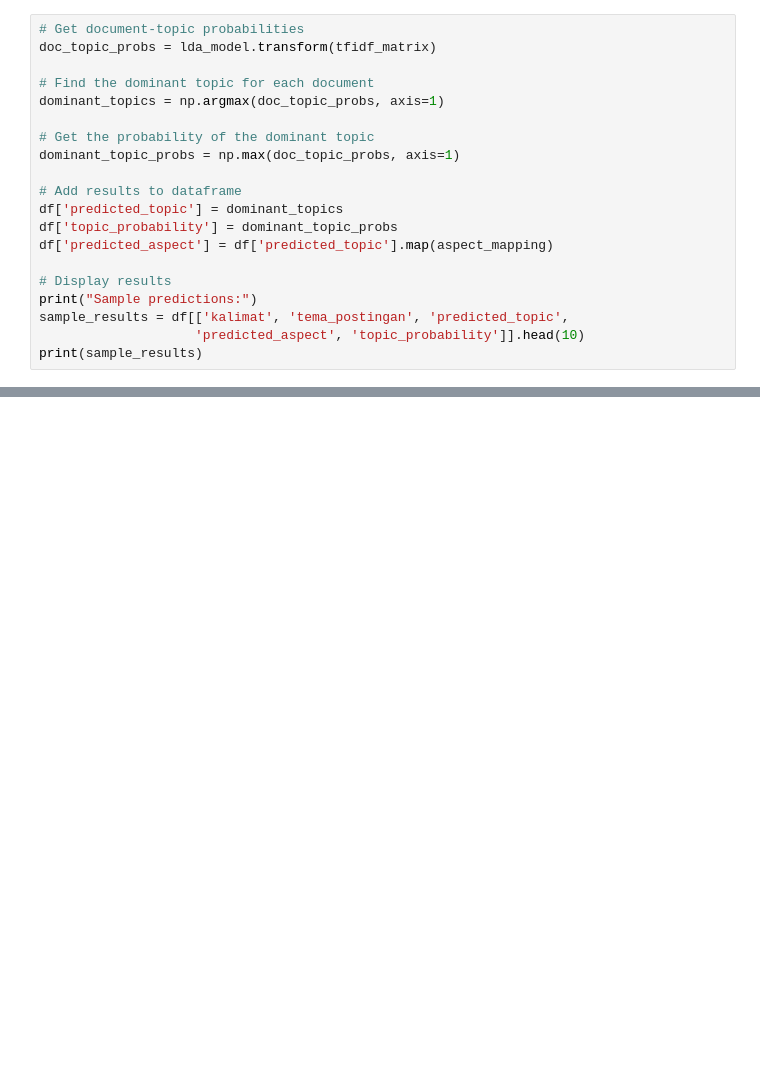
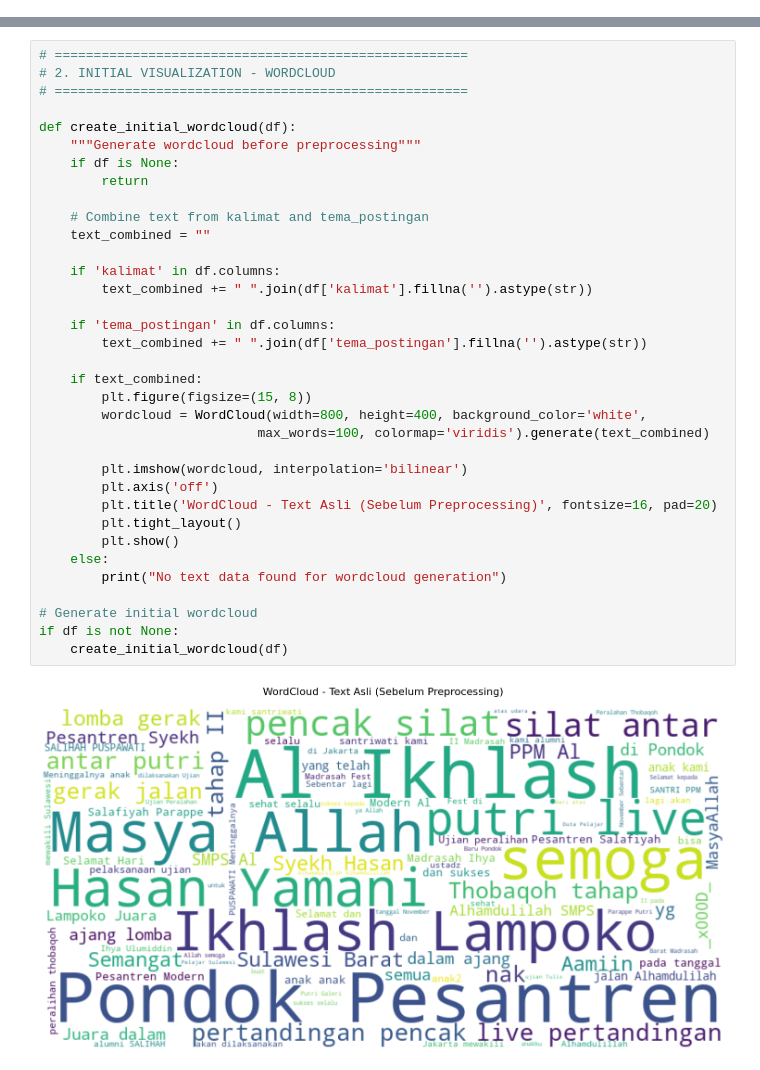
Before and after one commit to AslamMardin/sentimen-absa, a Jupyter notebook: Result_Aspek.ipynb, the cells around one changed output, grey strips where cells are left out. Saved outputs shown, nothing was run; the diff lists cells and outputs as text; blank space fills up the shorter version.

Commit message:
berhasil menjalankan absav2 tapi model gagal

```diff
--- a/Result_Aspek.ipynb
+++ b/Result_Aspek.ipynb
@@ -383,20 +42,0 @@ Keywords: sulawesi barat, barat, sulawesi, madrasah, wakil, wakil sulawesi, madr
-# %%
-# Get document-topic probabilities
-doc_topic_probs = lda_model.transform(tfidf_matrix)
-
-# Find the dominant topic for each document
-dominant_topics = np.argmax(doc_topic_probs, axis=1)
-
-# Get the probability of the dominant topic
-dominant_topic_probs = np.max(doc_topic_probs, axis=1)
-
-# Add results to dataframe
-df['predicted_topic'] = dominant_topics
-df['topic_probability'] = dominant_topic_probs
-df['predicted_aspect'] = df['predicted_topic'].map(aspect_mapping)
-
-# Display results
-print("Sample predictions:")
-sample_results = df[['kalimat', 'tema_postingan', 'predicted_topic',
-                    'predicted_aspect', 'topic_probability']].head(10)
-print(sample_results)
@@ -606,0 +96,37 @@ Preview of hasil/hasil_prediksi_aspek.xlsx:
+# %%
+# =====================================================
+# 2. INITIAL VISUALIZATION - WORDCLOUD
+# =====================================================
+
+def create_initial_wordcloud(df):
+    """Generate wordcloud before preprocessing"""
+    if df is None:
+        return
+
+    # Combine text from kalimat and tema_postingan
+    text_combined = ""
+
+    if 'kalimat' in df.columns:
+        text_combined += " ".join(df['kalimat'].fillna('').astype(str))
+
+    if 'tema_postingan' in df.columns:
+        text_combined += " ".join(df['tema_postingan'].fillna('').astype(str))
+
+    if text_combined:
+        plt.figure(figsize=(15, 8))
+        wordcloud = WordCloud(width=800, height=400, background_color='white',
+                            max_words=100, colormap='viridis').generate(text_combined)
+
+        plt.imshow(wordcloud, interpolation='bilinear')
+        plt.axis('off')
+        plt.title('WordCloud - Text Asli (Sebelum Preprocessing)', fontsize=16, pad=20)
+        plt.tight_layout()
+        plt.show()
+    else:
+        print("No text data found for wordcloud generation")
+
+# Generate initial wordcloud
+if df is not None:
+    create_initial_wordcloud(df)
+# %% [output]
+[figure, added]
```
Also changed, not shown: parts of 29 cells of this notebook, 4 other files.
